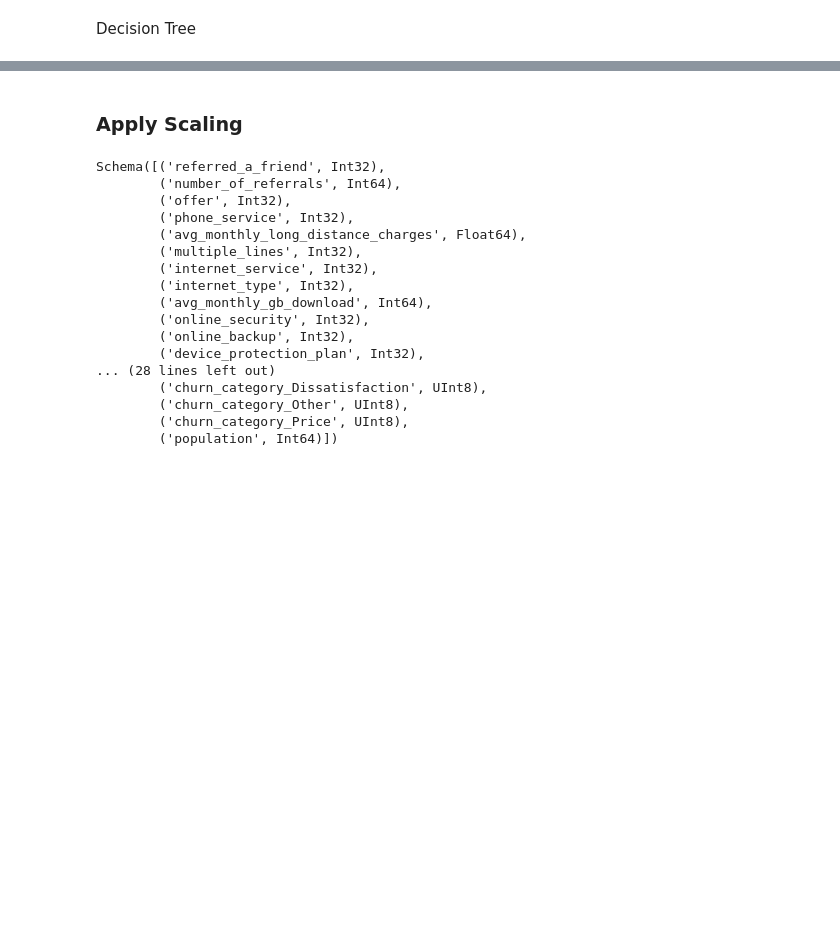
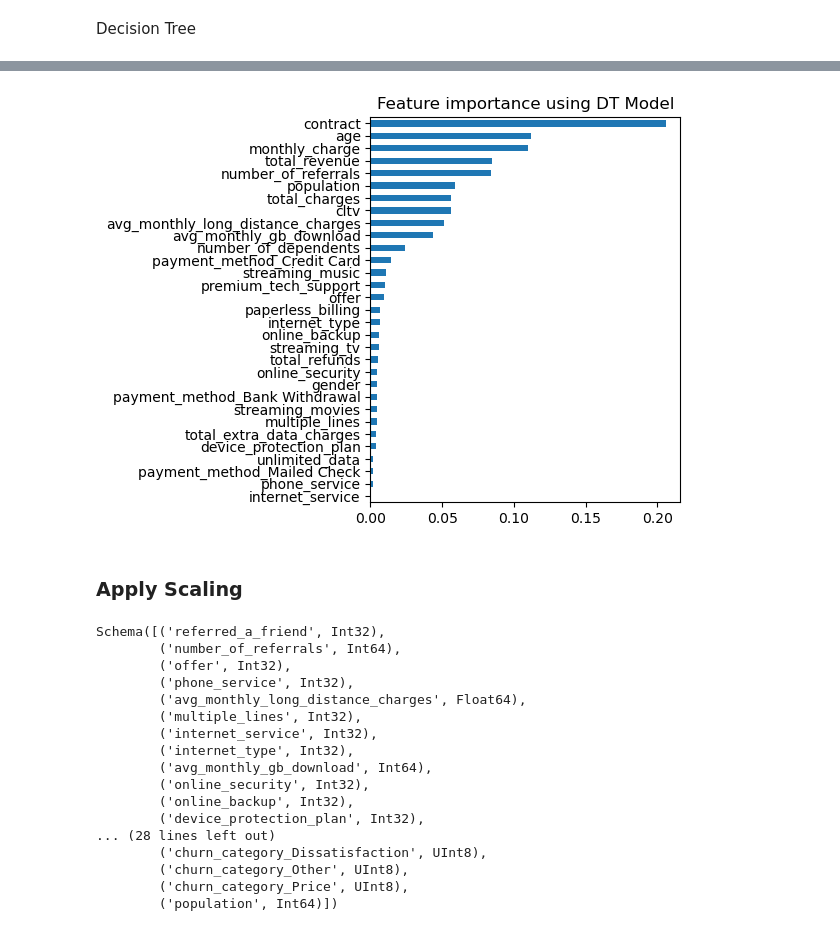
Before and after one commit to dalmeida64/NOVAIMS_EDSB25_30, a Jupyter notebook: src/EDA/eda_merge_files.ipynb, the cells around one changed output, grey strips where cells are left out. Saved outputs shown, nothing was run; the diff lists cells and outputs as text; code cells hidden in the pictures; blank space fills up the shorter version.

Commit message:
Feature Selection

```diff
--- a/src/EDA/eda_merge_files.ipynb
+++ b/src/EDA/eda_merge_files.ipynb
@@ -851,3 +853,10 @@ select_best_features_dt(df)
+# %%
+
+df_temp = df.drop(['satisfaction_score','churn_score'])
+# %%
+select_best_features_dt(df_temp)
+# %% [output]
+[figure, added]
 # %% [markdown]
 ### Apply Scaling
 # %%
```
Also changed, not shown: parts of 3 cells of this notebook.
